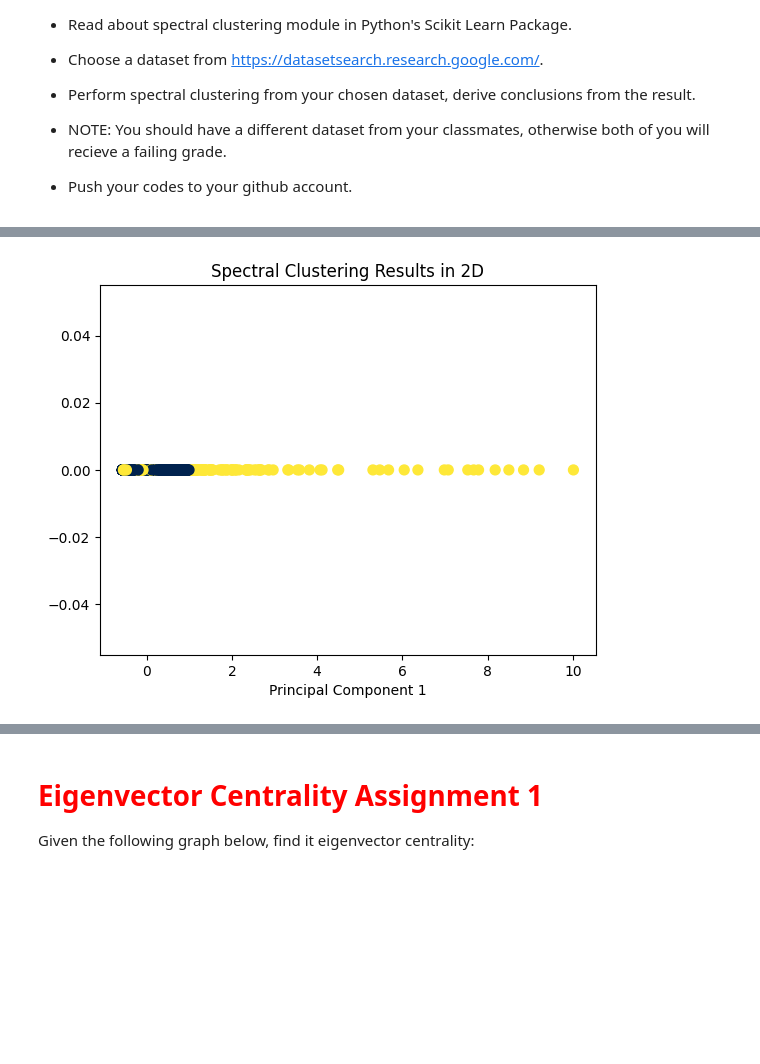
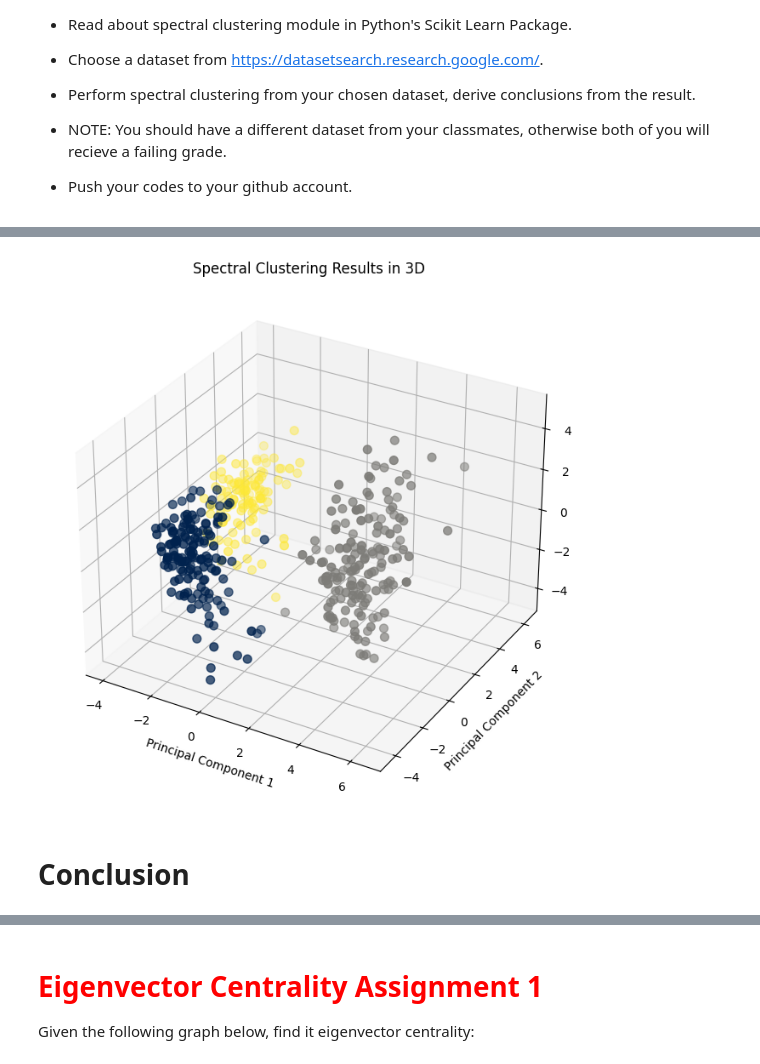
Before and after one commit to Zenolitee/Linear_Algebra, a Jupyter notebook: Assignments/Application_Spectral_Theory.ipynb, the cells around one changed output, grey strips where cells are left out. Cells and saved outputs as stored; diff of their text form; code cells hidden in the pictures; blank space fills up the shorter version.

```diff
--- a/Assignments/Application_Spectral_Theory.ipynb
+++ b/Assignments/Application_Spectral_Theory.ipynb
@@ -13,17 +20,27 @@
 # %%
 import pandas as pd
 import matplotlib.pyplot as plt
+from mpl_toolkits.mplot3d import Axes3D
 from sklearn.cluster import SpectralClustering
 from sklearn.preprocessing import StandardScaler
 from sklearn.impute import SimpleImputer
 from sklearn.decomposition import PCA
 import numpy as np
 
-# Load the dataset
-data = pd.read_csv('dengue_labels_train.csv')
+# Loads the dataset
+data = pd.read_csv('dengue_features_test.csv')
 
-# Drop unnecessary columns for clustering
-numeric_data = data.drop(['city', 'year', 'weekofyear'], axis=1)
+# Select the relevant columns for clustering
+selected_columns = ['city', 'year', 'weekofyear', 'week_start_date', 'ndvi_ne', 'ndvi_nw', 'ndvi_se', 'ndvi_sw',
+                     'precipitation_amt_mm', 'reanalysis_air_temp_k', 'reanalysis_avg_temp_k', 'reanalysis_dew_point_temp_k',
+                     'reanalysis_max_air_temp_k', 'reanalysis_min_air_temp_k', 'reanalysis_precip_amt_kg_per_m2',
+                     'reanalysis_relative_humidity_percent', 'reanalysis_sat_precip_amt_mm',
+                     'reanalysis_specific_humidity_g_per_kg', 'reanalysis_tdtr_k', 'station_avg_temp_c',
+                     'station_diur_temp_rng_c', 'station_max_temp_c', 'station_min_temp_c', 'station_precip_mm']
+numeric_data = data[selected_columns]
+
+# Drop non-numeric columns
+numeric_data = numeric_data.select_dtypes(include=[np.number])
 
 # Handle missing values
 imputer = SimpleImputer(strategy='mean')
@@ -34,30 +51,32 @@ scaler = StandardScaler()
 numeric_data_scaled = scaler.fit_transform(numeric_data_imputed)
 
 # Apply PCA to reduce dimensionality
-pca = PCA(n_components=min(2, numeric_data_scaled.shape[1]))
+pca = PCA(n_components=min(3, numeric_data_scaled.shape[1]))  # Use 3 components for 3D
 numeric_data_pca = pca.fit_transform(numeric_data_scaled)
 
 # Perform spectral clustering
-n_clusters = 2
+n_clusters = 3  # Set the number of clusters to 3 for 3D visualization
 spectral = SpectralClustering(n_clusters=n_clusters, affinity='nearest_neighbors', assign_labels='kmeans', random_state=42)
 labels = spectral.fit_predict(numeric_data_scaled)
 
 # Add the cluster labels to the original dataset
 data['Cluster'] = labels
+print(data[['city', 'year', 'weekofyear', 'week_start_date', 'ndvi_ne', 'ndvi_nw', 'ndvi_se', 'ndvi_sw',
+           'precipitation_amt_mm', 'reanalysis_air_temp_k', 'reanalysis_avg_temp_k', 'reanalysis_dew_point_temp_k',
+           'reanalysis_max_air_temp_k', 'reanalysis_min_air_temp_k', 'reanalysis_precip_amt_kg_per_m2',
+           'reanalysis_relative_humidity_percent', 'reanalysis_sat_precip_amt_mm',
+           'reanalysis_specific_humidity_g_per_kg', 'reanalysis_tdtr_k', 'station_avg_temp_c',
+           'station_diur_temp_rng_c', 'station_max_temp_c', 'station_min_temp_c', 'station_precip_mm']])
 
-# Display the cluster assignments
-print("Clustered Data:")
-print(data[['city', 'year', 'weekofyear', 'total_cases']])
+# Visualize the clustering results in 3D
+fig = plt.figure(figsize=(10, 8))
+ax = fig.add_subplot(111, projection='3d')
+ax.scatter(numeric_data_pca[:, 0], numeric_data_pca[:, 1], numeric_data_pca[:, 2], c=labels, s=50, cmap='cividis')
 
-# Print additional information for diagnosis
-print("Shape of numeric_data_pca:", numeric_data_pca.shape)
-print("Unique Labels:", np.unique(labels))
-print("NaN values in numeric_data:", numeric_data.isna().sum().sum())
-print("Data Types of numeric_data:", numeric_data.dtypes)
+ax.set_title('Spectral Clustering Results in 3D')
+ax.set_xlabel('Principal Component 1')
+ax.set_ylabel('Principal Component 2')
+ax.set_zlabel('Principal Component 3')
 
-# Visualize the clustering results with PCA using only the first component
-plt.scatter(numeric_data_pca[:, 0], np.zeros_like(numeric_data_pca[:, 0]), c=labels, s=50, cmap='cividis')
-plt.title('Spectral Clustering Results in 2D')
-plt.xlabel('Principal Component 1')
 plt.show()
 # %% [output]
@@ -84 +100,3 @@ dtype: object
-[figure, old version]
+[figure, new version]
+# %% [markdown]
+# Conclusion
```
Also changed, not shown: parts of 5 cells of this notebook, 5 other files.
